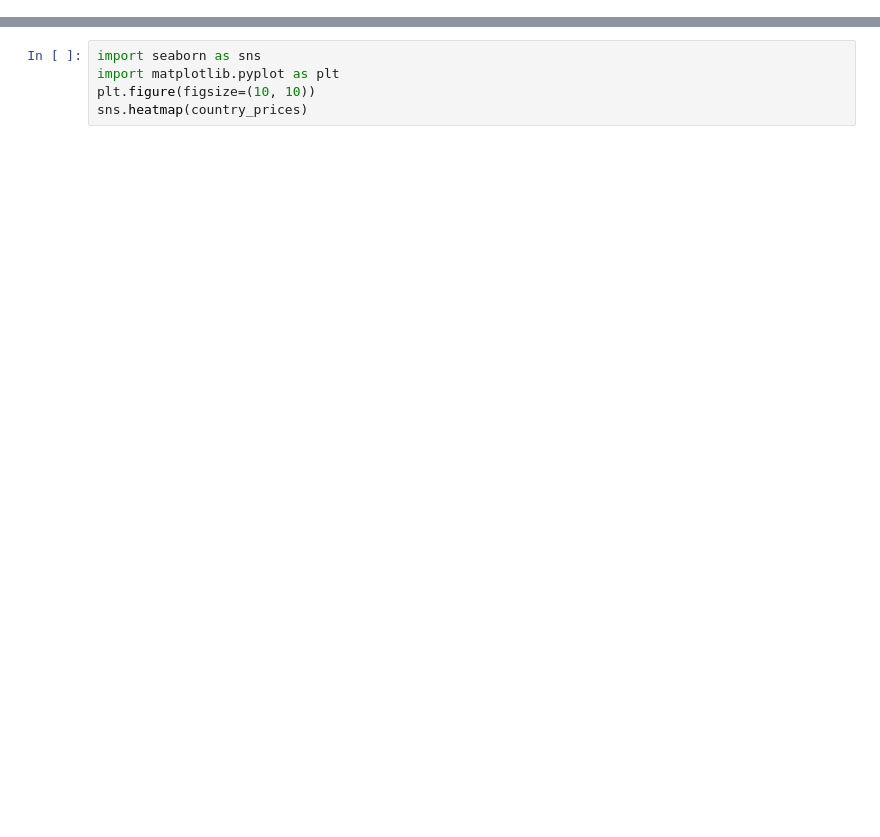
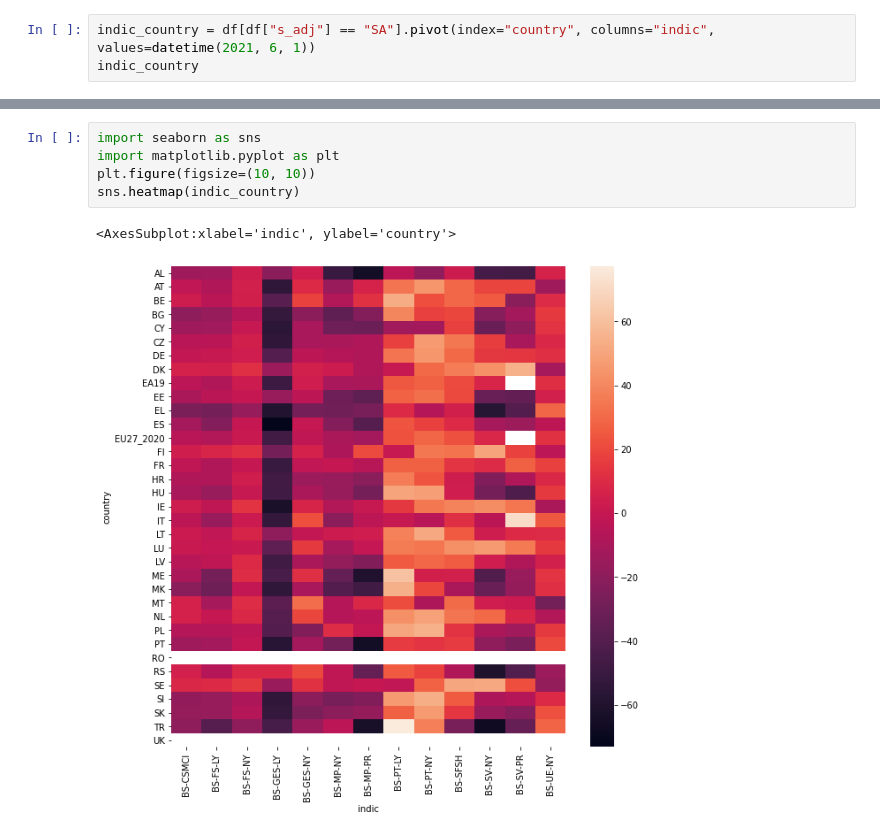
Before and after one commit to heiseacademy/ml-python, a Jupyter notebook: 03-ml-daten/04-Datenqualitaet.ipynb, the cells around one changed output, grey strips where cells are left out. Saved outputs shown, nothing was run; the diff lists cells and outputs as text; blank space fills up the shorter version.

```diff
--- a/03-ml-daten/04-Datenqualitaet.ipynb
+++ b/03-ml-daten/04-Datenqualitaet.ipynb
@@ -31,0 +101,3 @@ country_prices.T.plot(figsize=(16,9))
+# %%
+indic_country = df[df["s_adj"] == "SA"].pivot(index="country", columns="indic", values=datetime(2021, 6, 1))
+indic_country
@@ -32,5 +123,8 @@ country_prices.T.plot(figsize=(16,9))
 # %%
 import seaborn as sns
 import matplotlib.pyplot as plt
 plt.figure(figsize=(10, 10))
-sns.heatmap(country_prices)
+sns.heatmap(indic_country)
+# %% [output]
+<AxesSubplot:xlabel='indic', ylabel='country'>
+[figure, added]
```
Also changed, not shown: parts of 32 cells of this notebook.
